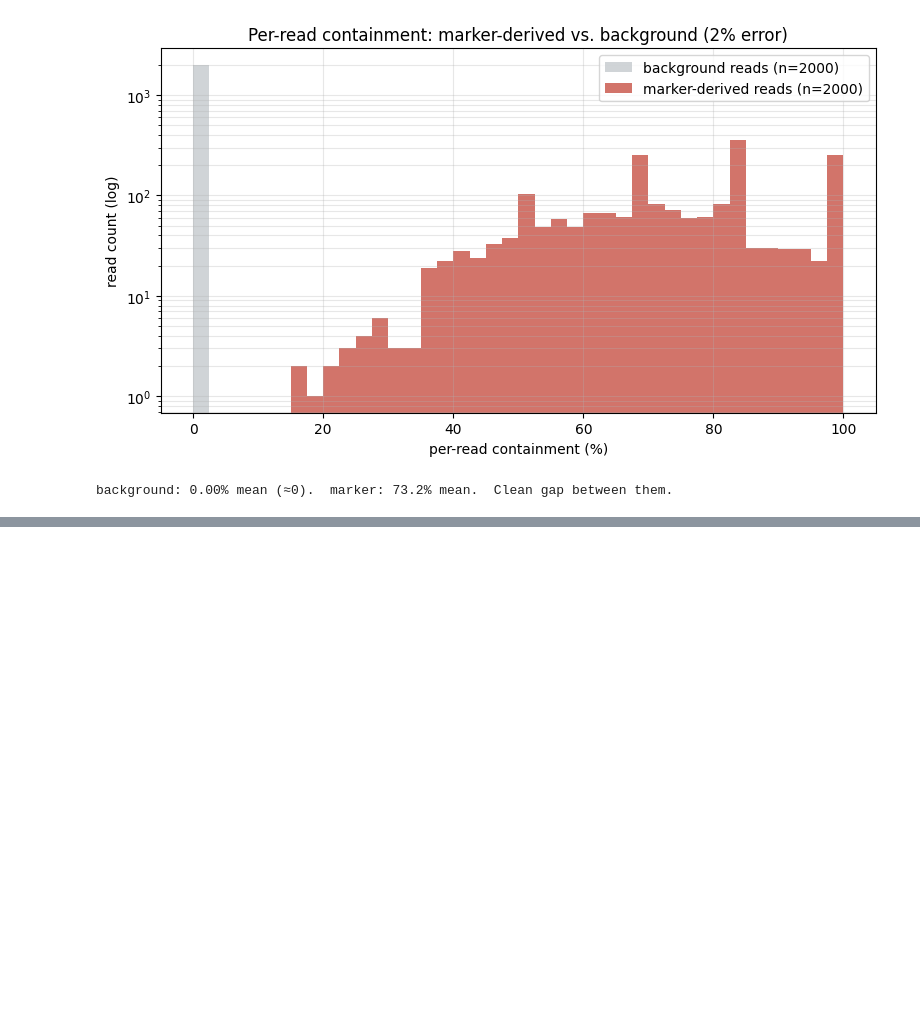
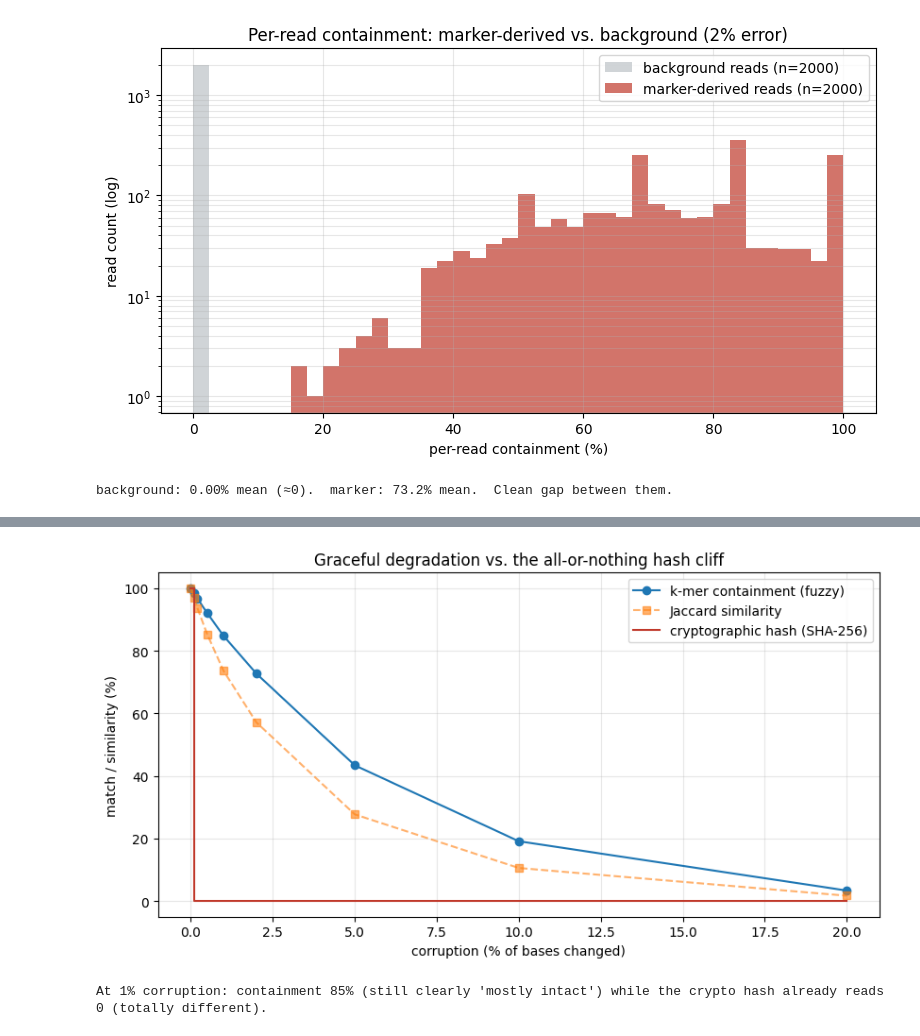
Before and after one commit to frasertajima/tiny_pointers_dna_lab, a Jupyter notebook: kmerstash_demo.ipynb, the cells around one changed output, grey strips where cells are left out. Drawn from its saved outputs; the diff is of its cells as text; code cells hidden in the pictures; blank space fills up the shorter version.

```diff
--- a/kmerstash_demo.ipynb
+++ b/kmerstash_demo.ipynb
@@ -192,0 +272,16 @@ background: 0.00% mean (≈0).  marker: 73.2% mean.  Clean gap between them.
+# %%
+ig = run_csv("bench", "--kind", "integrity")
+fig, ax = plt.subplots(figsize=(8.5, 4.6))
+ax.plot(ig["corruption_pct"], ig["containment"]*100, "o-", label="k-mer containment (fuzzy)")
+ax.plot(ig["corruption_pct"], ig["jaccard"]*100, "s--", alpha=.6, label="Jaccard similarity")
+ax.step(ig["corruption_pct"], ig["crypto_hash_match"]*100, where="post",
+        color="#c0392b", label="cryptographic hash (SHA-256)")
+ax.set_title("Graceful degradation vs. the all-or-nothing hash cliff")
+ax.set_xlabel("corruption (% of bases changed)"); ax.set_ylabel("match / similarity (%)")
+ax.legend(); ax.grid(alpha=.3); plt.tight_layout(); plt.show()
+print("At 1% corruption: containment {:.0f}% (still clearly 'mostly intact') "
+      "while the crypto hash already reads 0 (totally different)."
+      .format(ig[np.isclose(ig.corruption_pct,1.0)].iloc[0].containment*100))
+# %% [output]
+[figure, added]
+At 1% corruption: containment 85% (still clearly 'mostly intact') while the crypto hash already reads 0 (totally different).
```
Also changed, not shown: parts of 10 cells of this notebook, 4 other files.
